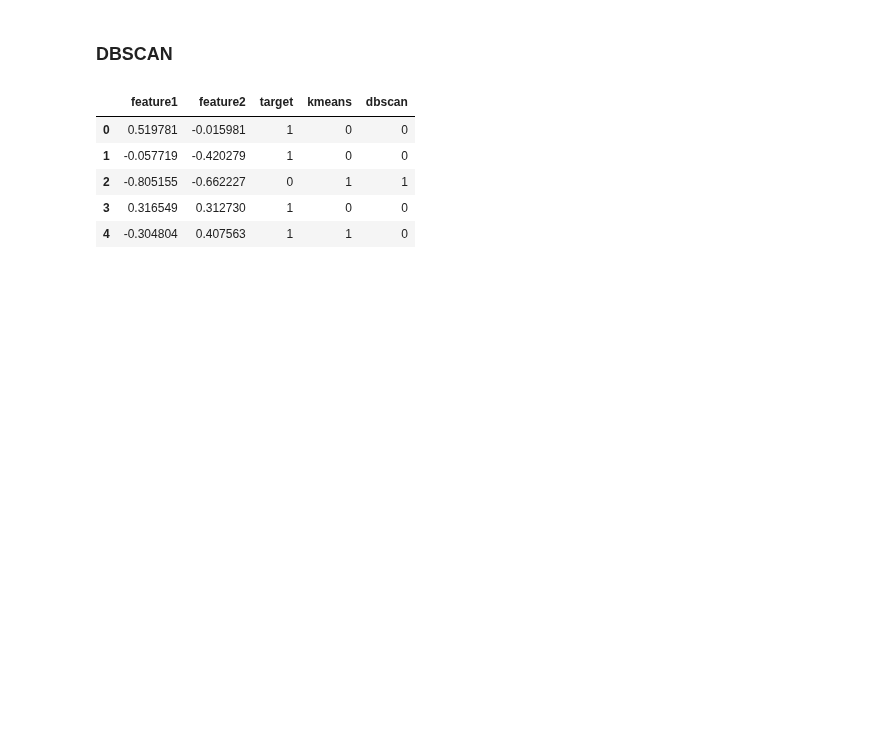
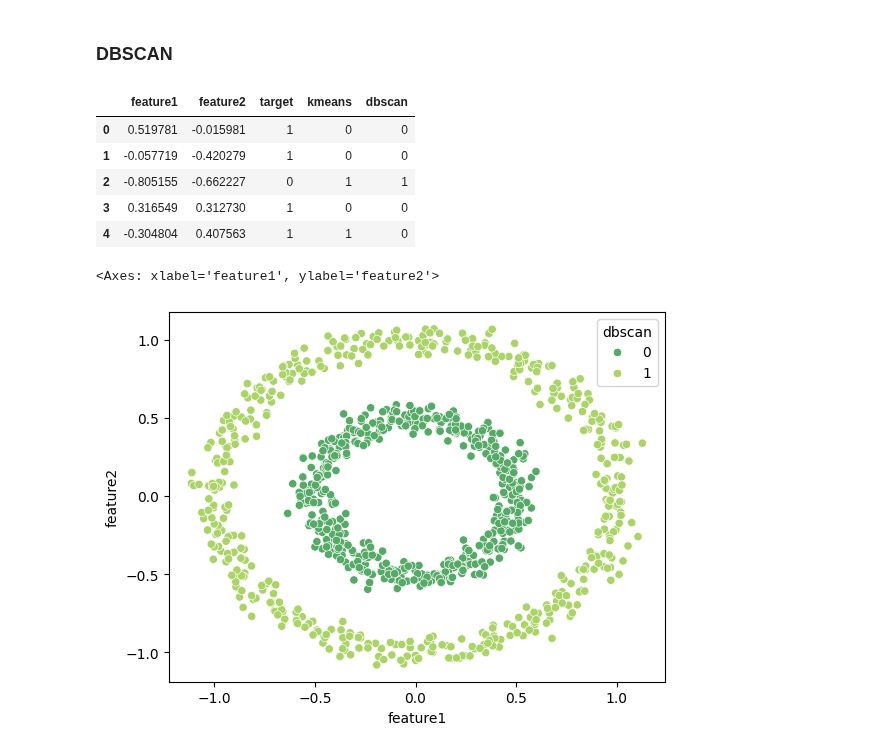
Before and after one commit to parkjiyon7/MSAI_6, a Jupyter notebook: python_ML/20_군집화_실습.ipynb, the cells around one changed output. Cells and saved outputs as stored; diff of their text form; code cells hidden in the pictures; blank space fills up the shorter version.

Commit message:
clustering update -dbscan visualization

```diff
--- a/python_ML/20_군집화_실습.ipynb
+++ b/python_ML/20_군집화_실습.ipynb
@@ -242,3 +242,9 @@ df.head()
 | 2 | -0.805155 | -0.662227 | 0 | 1 | 1 |
 | 3 | 0.316549 | 0.312730 | 1 | 0 | 0 |
 | 4 | -0.304804 | 0.407563 | 1 | 1 | 0 |
+# %%
+# 시각화
+sns.scatterplot(data=df, x='feature1', y='feature2', hue='dbscan', palette='summer')
+# %% [output]
+<Axes: xlabel='feature1', ylabel='feature2'>
+[figure, added]
```
